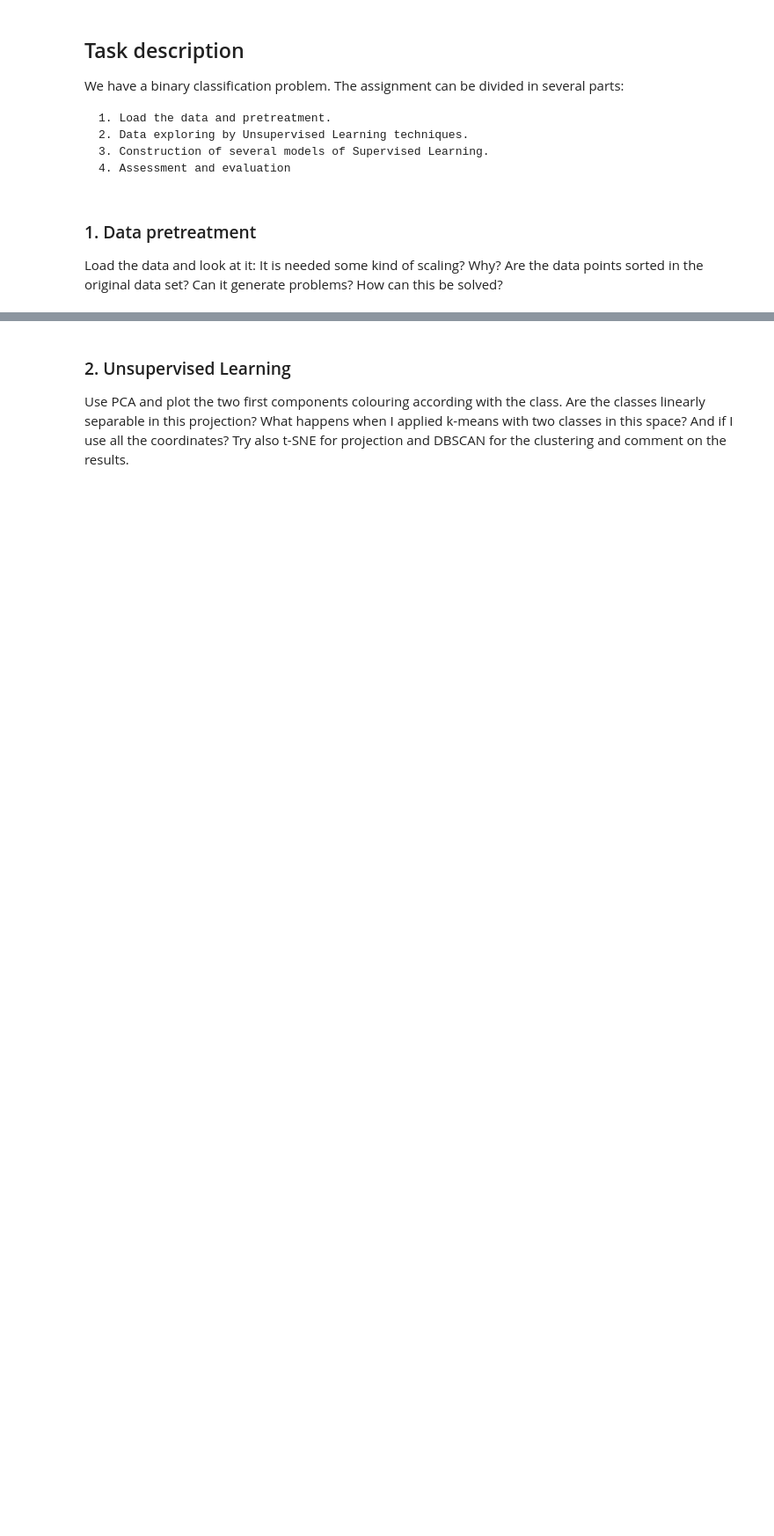
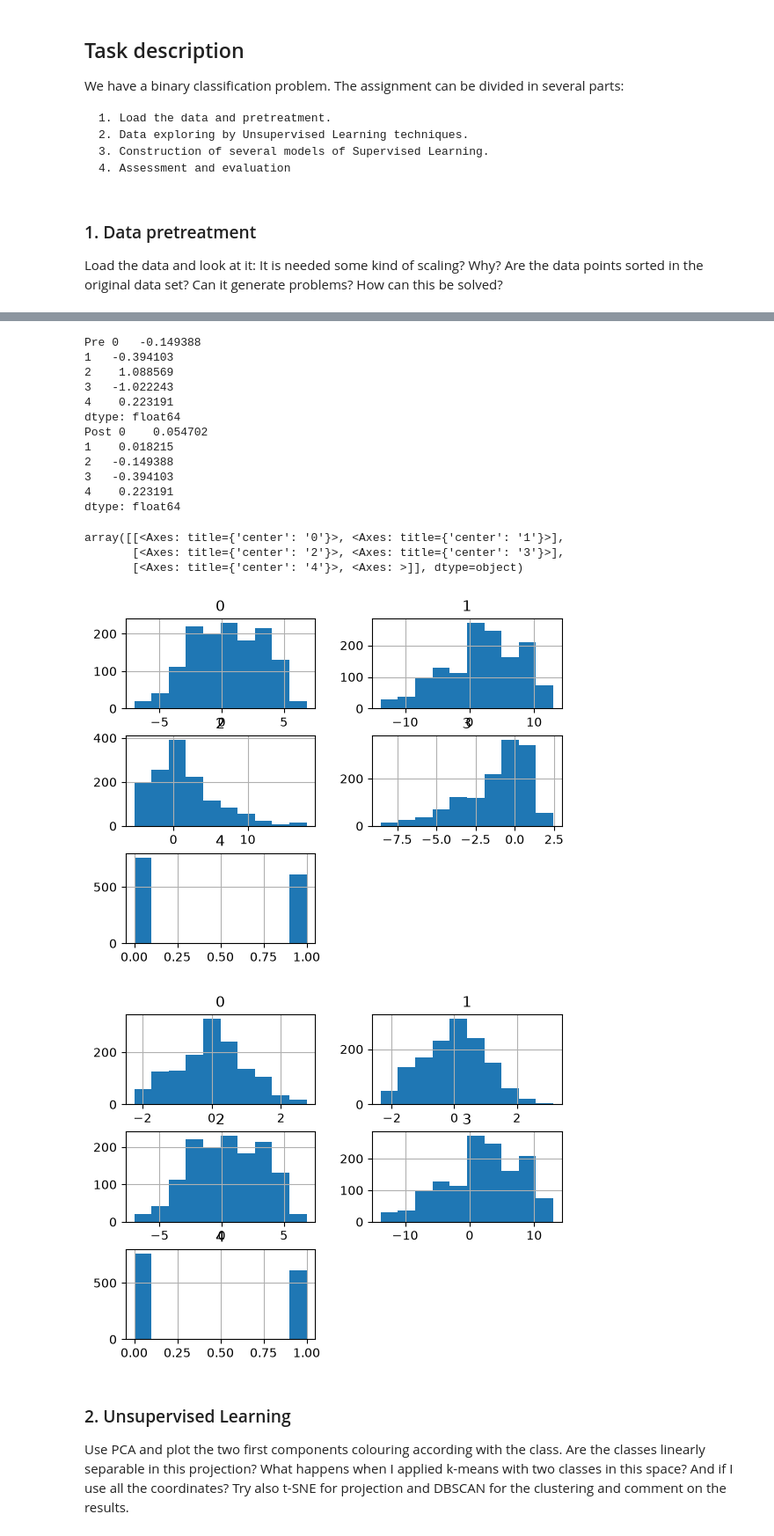
Before and after one commit to NicXVII/Intro_to_ML_26-27, a Jupyter notebook: Challenges/challenge_one.ipynb, the cells around one changed output, grey strips where cells are left out. Shown at 88% size. Drawn from its saved outputs; the diff is of its cells as text; code cells hidden in the pictures; blank space fills up the shorter version.

```diff
--- a/Challenges/challenge_one.ipynb
+++ b/Challenges/challenge_one.ipynb
@@ -82,3 +185,34 @@ print(X.skew().round(3))
+# %%
+print("Pre", df.skew())
+from sklearn.compose import ColumnTransformer
+from sklearn.preprocessing import PowerTransformer
+
+pt = PowerTransformer(method="yeo-johnson")
+pre = ColumnTransformer([("pt", pt, [2, 3])], remainder="passthrough")
+df_transformed = pre.fit_transform(df)
+
+
+df_transformed = pd.DataFrame(df_transformed, columns=df.columns)
+print("Post", df_transformed.skew())
+df.hist(); df_transformed.hist()
+# %% [output]
+Pre 0   -0.149388
+1   -0.394103
+2    1.088569
+3   -1.022243
+4    0.223191
+dtype: float64
+Post 0    0.054702
+1    0.018215
+2   -0.149388
+3   -0.394103
+4    0.223191
+dtype: float64
+array([[<Axes: title={'center': '0'}>, <Axes: title={'center': '1'}>],
+       [<Axes: title={'center': '2'}>, <Axes: title={'center': '3'}>],
+       [<Axes: title={'center': '4'}>, <Axes: >]], dtype=object)
+[figure, added]
+[figure, added]
 # %% [markdown]
 ### 2. Unsupervised Learning
 
```
Also changed, not shown: parts of 10 cells of this notebook.
